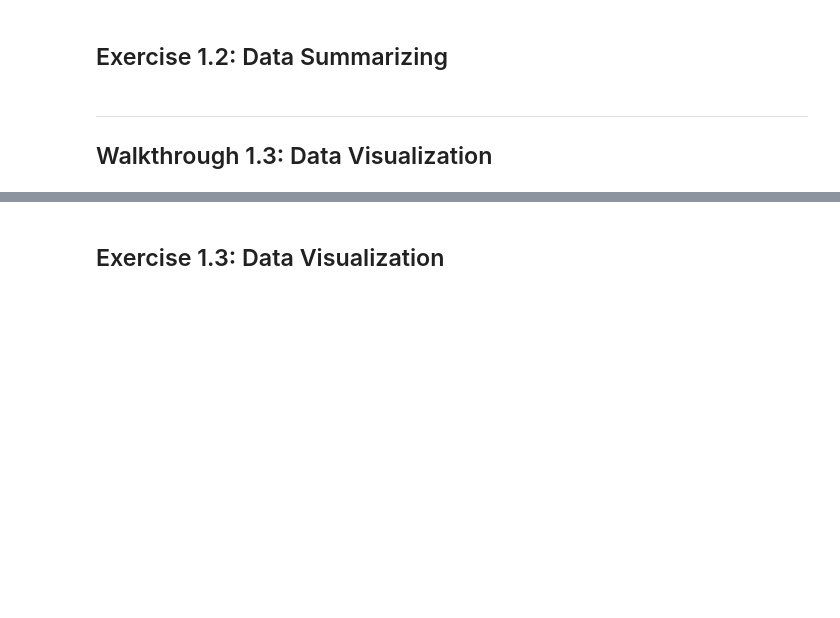
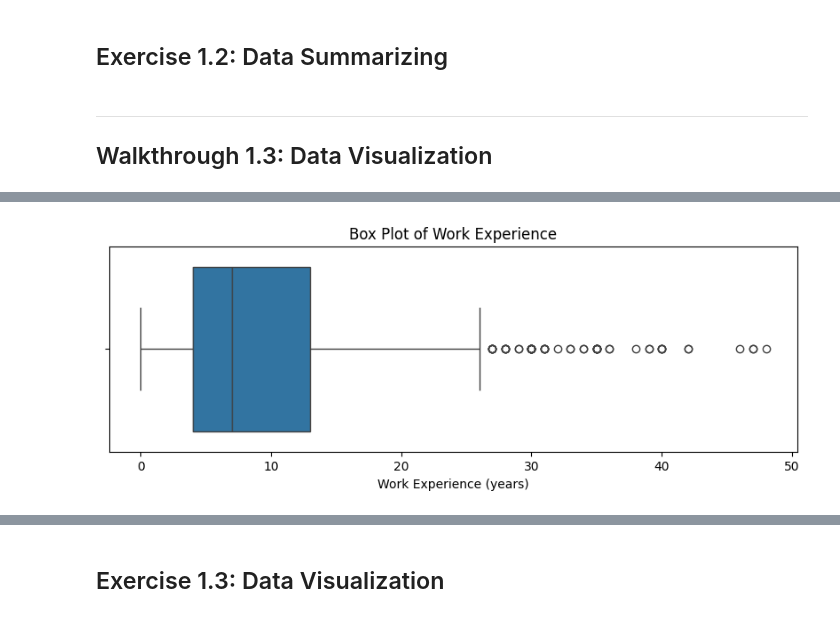
Before and after one commit to ismayc/oreilly-fundamentals-of-statistics-with-python, a Jupyter notebook: exercises_2025-06.ipynb, the cells around one changed output, grey strips where cells are left out. Saved outputs shown, nothing was run; the diff lists cells and outputs as text; code cells hidden in the pictures; blank space fills up the shorter version.

```diff
--- a/exercises_2025-06.ipynb
+++ b/exercises_2025-06.ipynb
@@ -236,0 +250,7 @@ data_dev_survey.years_code_pro.max()
+# %%
+# Horizonal boxplot instead
+sns.boxplot(x=data_dev_survey.work_exp);
+plt.title('Box Plot of Work Experience');
+plt.xlabel('Work Experience (years)');
+# %% [output]
+[figure, added]
```
Also changed, not shown: parts of 25 cells of this notebook, 1 other file.
